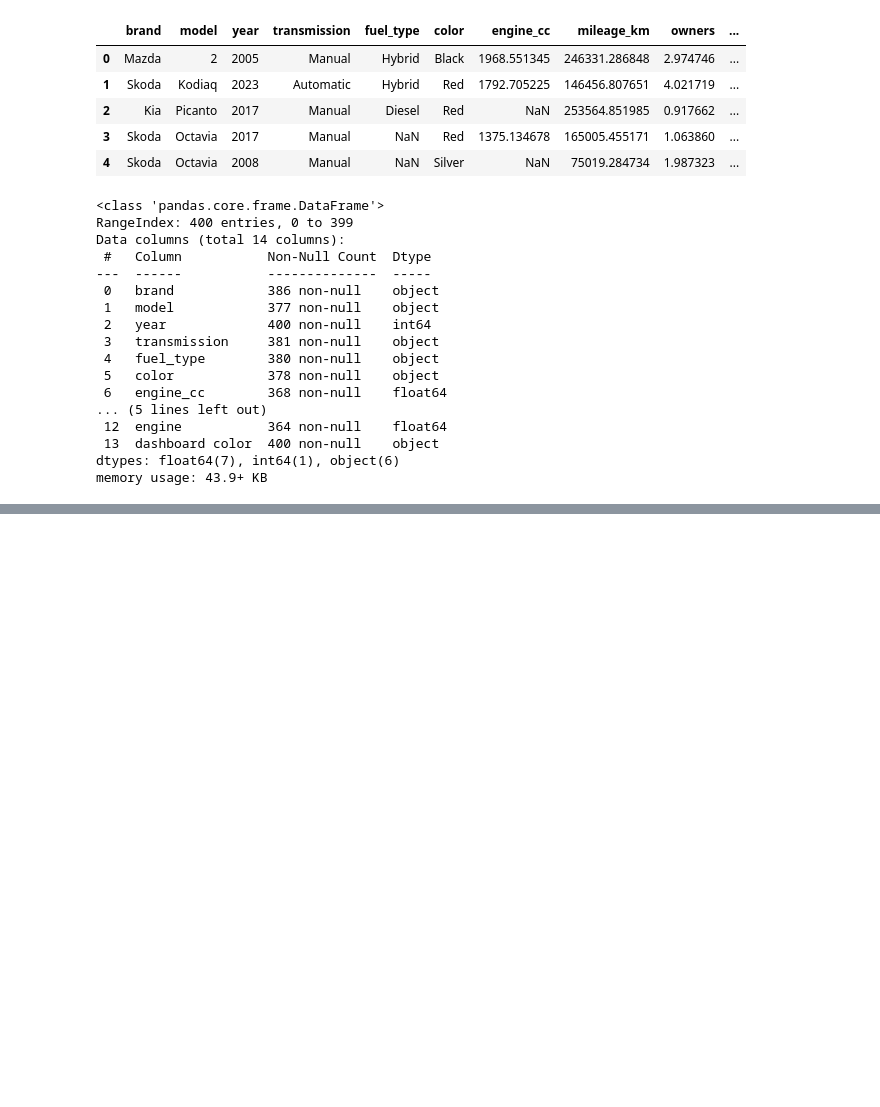
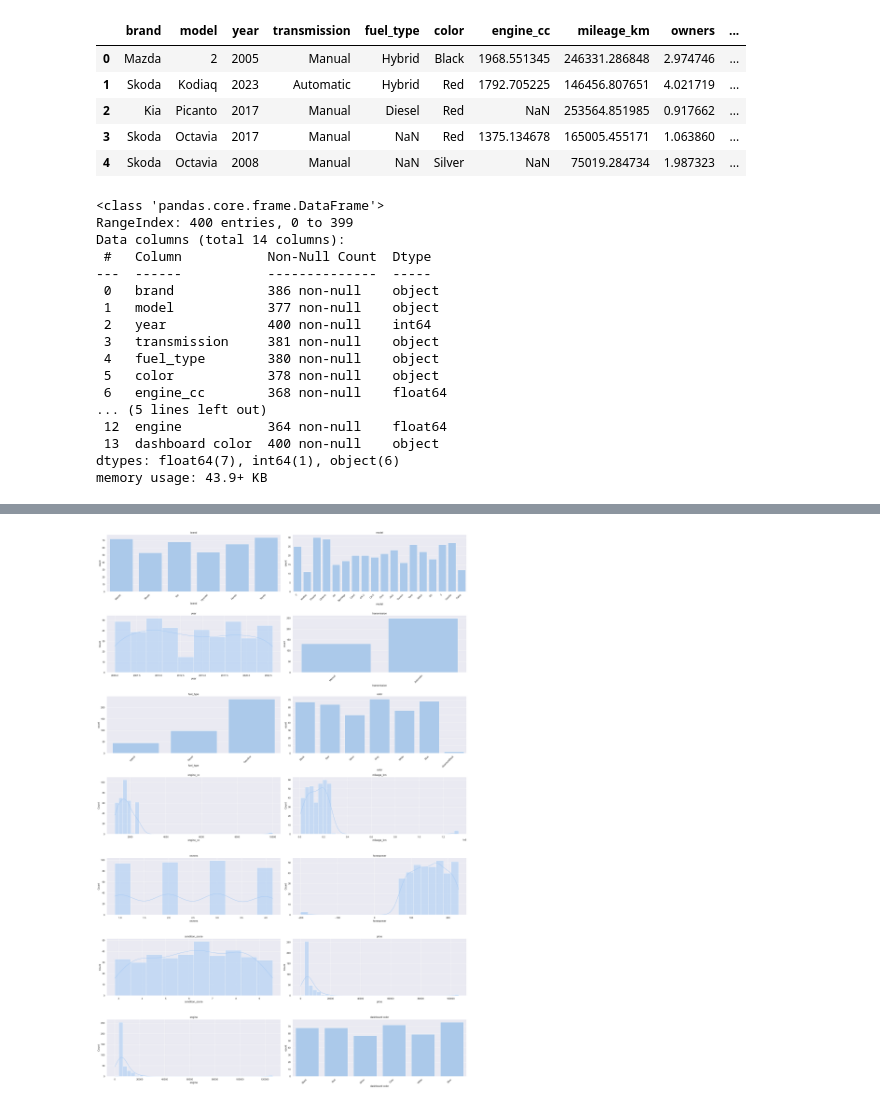
Before and after one commit to ori112/car_pricing_prediction, a Jupyter notebook: project_notebook.ipynb, the cells around one changed output, grey strips where cells are left out. Cells and saved outputs as stored; diff of their text form; code cells hidden in the pictures; blank space fills up the shorter version.

```diff
--- a/project_notebook.ipynb
+++ b/project_notebook.ipynb
@@ -60,0 +121,83 @@ np.int64(2005)
+# %%
+plt.figure(figsize=(24, 36))
+
+# brand
+plt.subplot(7, 2, 1)
+sns.countplot(x=df['brand'])
+plt.title('brand')
+plt.xticks(rotation=45, ha="right")
+
+# model
+plt.subplot(7, 2, 2)
+sns.countplot(x=df['model'])
+plt.title('model')
+plt.xticks(rotation=45, ha="right")
+
+# year
+plt.subplot(7, 2, 3)
+sns.histplot(df['year'], kde=True)
+plt.title('year')
+
+# transmission
+plt.subplot(7, 2, 4)
+sns.countplot(x=df['transmission'])
+plt.title('transmission')
+plt.xticks(rotation=45, ha="right")
+
+# fuel_type
+plt.subplot(7, 2, 5)
+sns.countplot(x=df['fuel_type'])
+plt.title('fuel_type')
+plt.xticks(rotation=45, ha="right")
+
+# color
+plt.subplot(7, 2, 6)
+sns.countplot(x=df['color'])
+plt.title('color')
+plt.xticks(rotation=45, ha="right")
+
+# engine_cc
+plt.subplot(7, 2, 7)
+sns.histplot(df['engine_cc'], kde=True)
+plt.title('engine_cc')
+
+# mileage_km
+plt.subplot(7, 2, 8)
+sns.histplot(df['mileage_km'], kde=True)
+plt.title('mileage_km')
+
+# owners
+plt.subplot(7, 2, 9)
+sns.histplot(df['owners'], kde=True)
+plt.title('owners')
+
+# horsepower
+plt.subplot(7, 2, 10)
+sns.histplot(df['horsepower'], kde=True)
+plt.title('horsepower')
+
+# condition_score
+plt.subplot(7, 2, 11)
+sns.histplot(df['condition_score'], kde=True)
+plt.title('condition_score')
+
+# price (TARGET)
+plt.subplot(7, 2, 12)
+sns.histplot(df['price'], kde=True)
+plt.title('price')
+
+# engine
+plt.subplot(7, 2, 13)
+sns.histplot(df['engine'], kde=True)
+plt.title('engine')
+
+# dashboard_color
+plt.subplot(7, 2, 14)
+sns.countplot(x=df['dashboard color'])
+plt.title('dashboard color')
+plt.xticks(rotation=45, ha="right")
+
+plt.tight_layout()
+plt.show()
+# %% [output]
+[figure, added]
```
Also changed, not shown: parts of 15 cells of this notebook.
